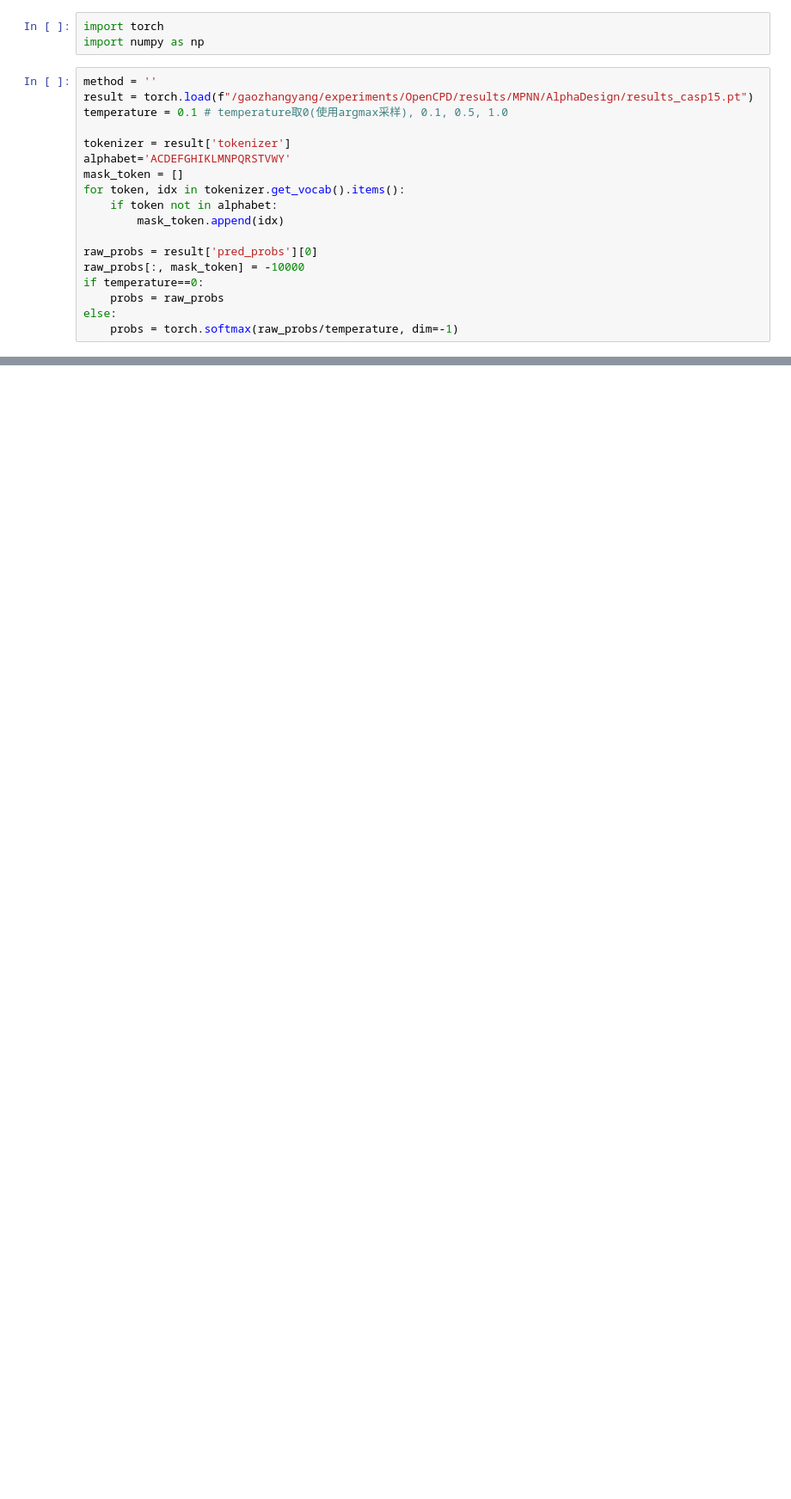
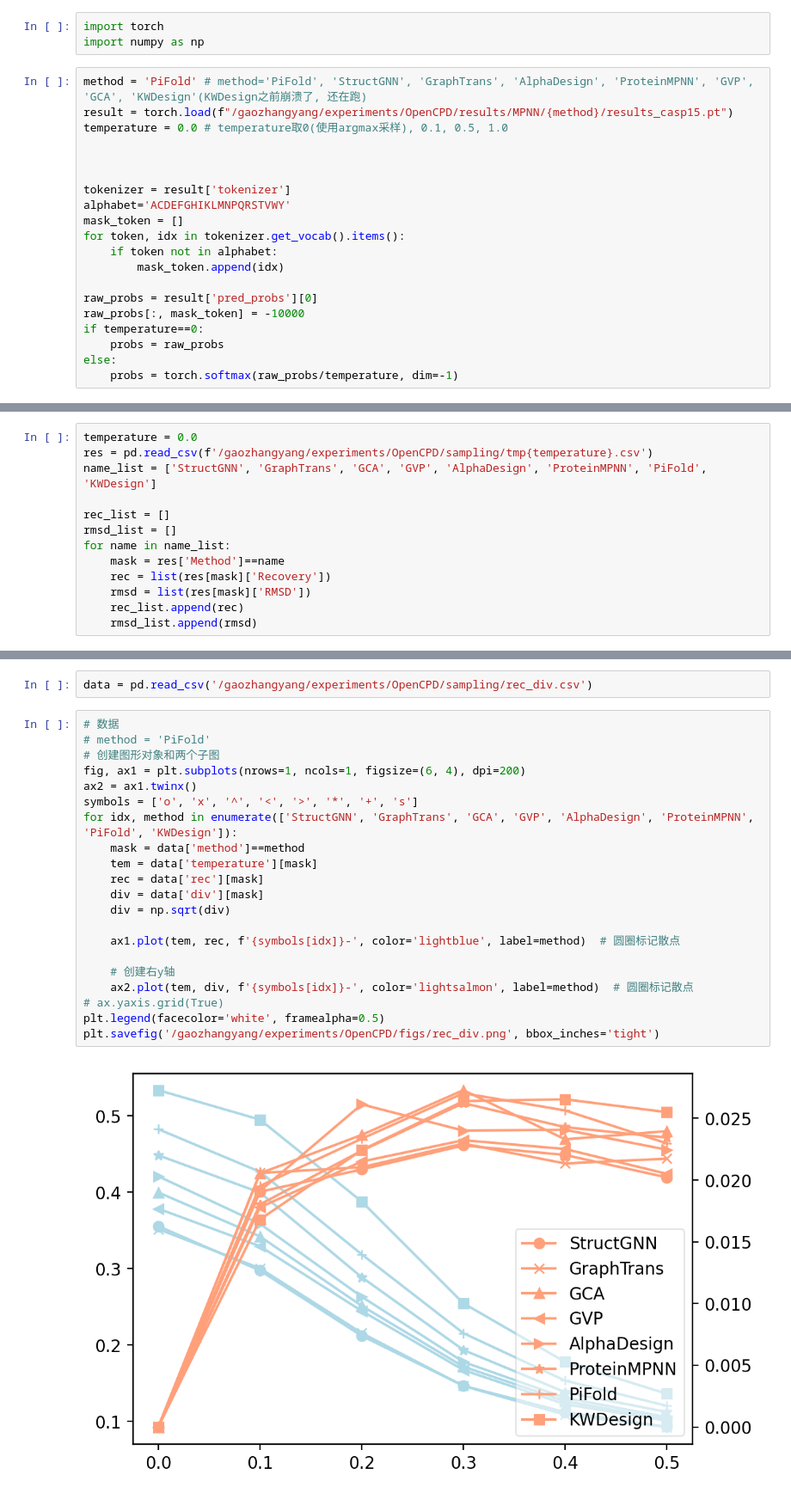
Before and after one commit to A4Bio/ProteinInvBench, a Jupyter notebook: draw_diversity_rmsd.ipynb, the cells around one changed output, grey strips where cells are left out. Shown: that part at 86% size. Saved outputs shown, nothing was run; the diff lists cells and outputs as text; blank space fills up the shorter version.

```diff
--- a/draw_diversity_rmsd.ipynb
+++ b/draw_diversity_rmsd.ipynb
@@ -2,9 +2,11 @@
 import torch
 import numpy as np
 # %%
-method = ''
-result = torch.load(f"/gaozhangyang/experiments/OpenCPD/results/MPNN/AlphaDesign/results_casp15.pt")
-temperature = 0.1 # temperature取0(使用argmax采样), 0.1, 0.5, 1.0
+method = 'PiFold' # method='PiFold', 'StructGNN', 'GraphTrans', 'AlphaDesign', 'ProteinMPNN', 'GVP', 'GCA', 'KWDesign'(KWDesign之前崩溃了, 还在跑)
+result = torch.load(f"/gaozhangyang/experiments/OpenCPD/results/MPNN/{method}/results_casp15.pt")
+temperature = 0.0 # temperature取0(使用argmax采样), 0.1, 0.5, 1.0
+
+
 
 tokenizer = result['tokenizer']
 alphabet='ACDEFGHIKLMNPQRSTVWY'
@@ -37,0 +49,13 @@ for iter in range(10):
+# %%
+temperature = 0.0
+res = pd.read_csv(f'/gaozhangyang/experiments/OpenCPD/sampling/tmp{temperature}.csv')
+name_list = ['StructGNN', 'GraphTrans', 'GCA', 'GVP', 'AlphaDesign', 'ProteinMPNN', 'PiFold', 'KWDesign']
+
+rec_list = []
+rmsd_list = []
+for name in name_list:
+    mask = res['Method']==name
+    rec = list(res[mask]['Recovery'])
+    rmsd = list(res[mask]['RMSD'])
+    rec_list.append(rec)
+    rmsd_list.append(rmsd)
@@ -37,0 +125,25 @@ for iter in range(10):
+# %%
+data = pd.read_csv('/gaozhangyang/experiments/OpenCPD/sampling/rec_div.csv')
+# %%
+# 数据
+# method = 'PiFold'
+# 创建图形对象和两个子图
+fig, ax1 = plt.subplots(nrows=1, ncols=1, figsize=(6, 4), dpi=200)
+ax2 = ax1.twinx()
+symbols = ['o', 'x', '^', '<', '>', '*', '+', 's']
+for idx, method in enumerate(['StructGNN', 'GraphTrans', 'GCA', 'GVP', 'AlphaDesign', 'ProteinMPNN', 'PiFold', 'KWDesign']):
+    mask = data['method']==method
+    tem = data['temperature'][mask]
+    rec = data['rec'][mask]
+    div = data['div'][mask]
+    div = np.sqrt(div)
+
+    ax1.plot(tem, rec, f'{symbols[idx]}-', color='lightblue', label=method)  # 圆圈标记散点
+
+    # 创建右y轴
+    ax2.plot(tem, div, f'{symbols[idx]}-', color='lightsalmon', label=method)  # 圆圈标记散点
+# ax.yaxis.grid(True)
+plt.legend(facecolor='white', framealpha=0.5)
+plt.savefig('/gaozhangyang/experiments/OpenCPD/figs/rec_div.png', bbox_inches='tight')
+# %% [output]
+[figure, added]
```
Also changed, not shown: parts of 9 cells of this notebook, 7 other files.
